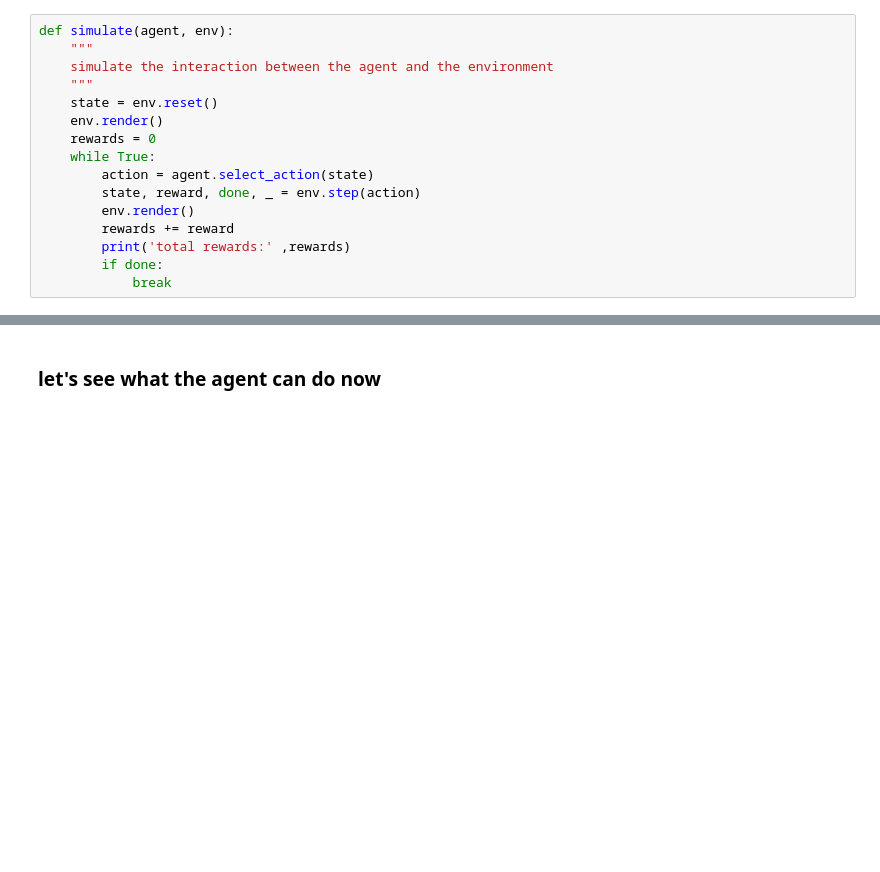
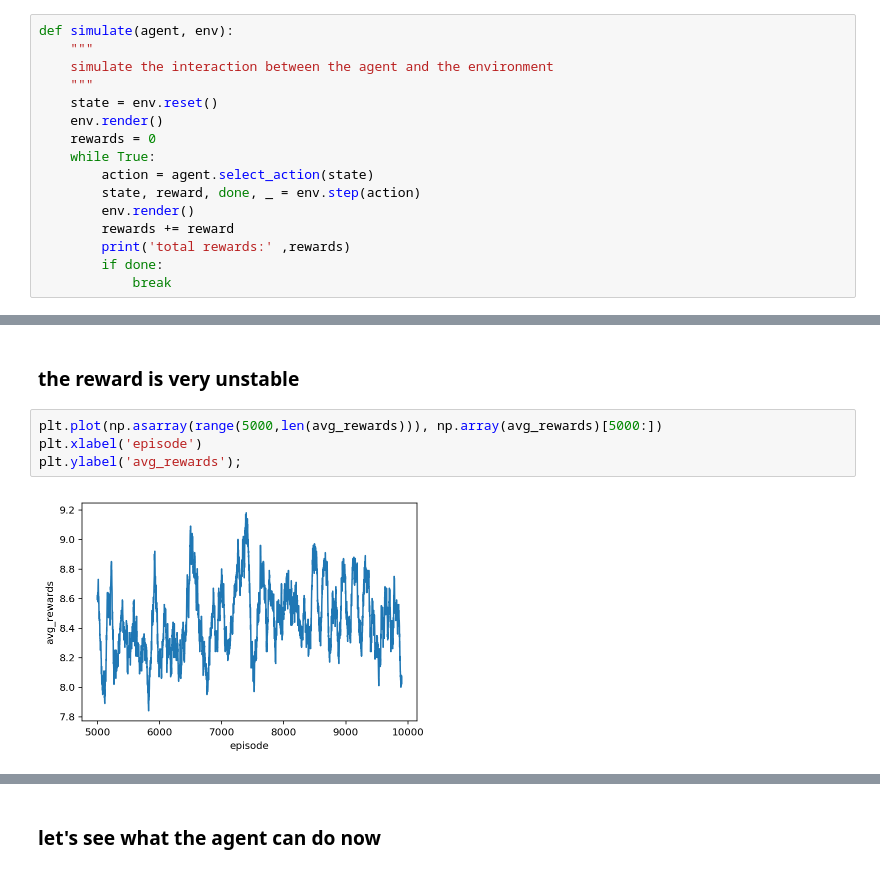
Before and after one commit to AprilYoungs/Deep-learning, a Jupyter notebook: RL/tutorials/taxi_task/taxt_task.ipynb, the cells around one changed output, grey strips where cells are left out. Saved outputs shown, nothing was run; the diff lists cells and outputs as text; blank space fills up the shorter version.

```diff
--- a/RL/tutorials/taxi_task/taxt_task.ipynb
+++ b/RL/tutorials/taxi_task/taxt_task.ipynb
@@ -32,0 +55,8 @@ Episode 10000/10000 || Best average reward 9.366
+# %% [markdown]
+### the reward is very unstable
+# %%
+plt.plot(np.asarray(range(5000,len(avg_rewards))), np.array(avg_rewards)[5000:])
+plt.xlabel('episode')
+plt.ylabel('avg_rewards');
+# %% [output]
+[figure, added]
```
Also changed, not shown: parts of 6 cells of this notebook, 1 other file.
